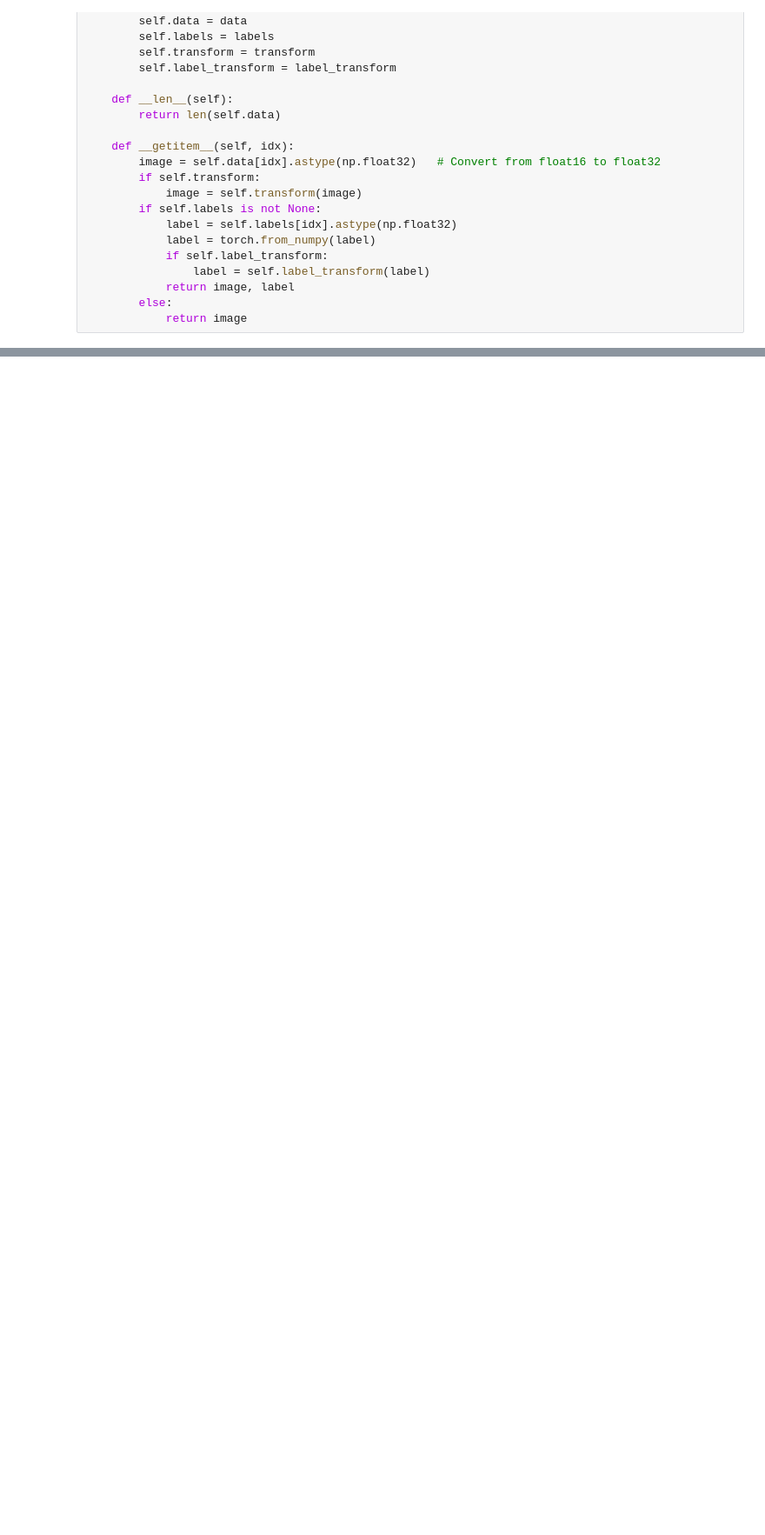
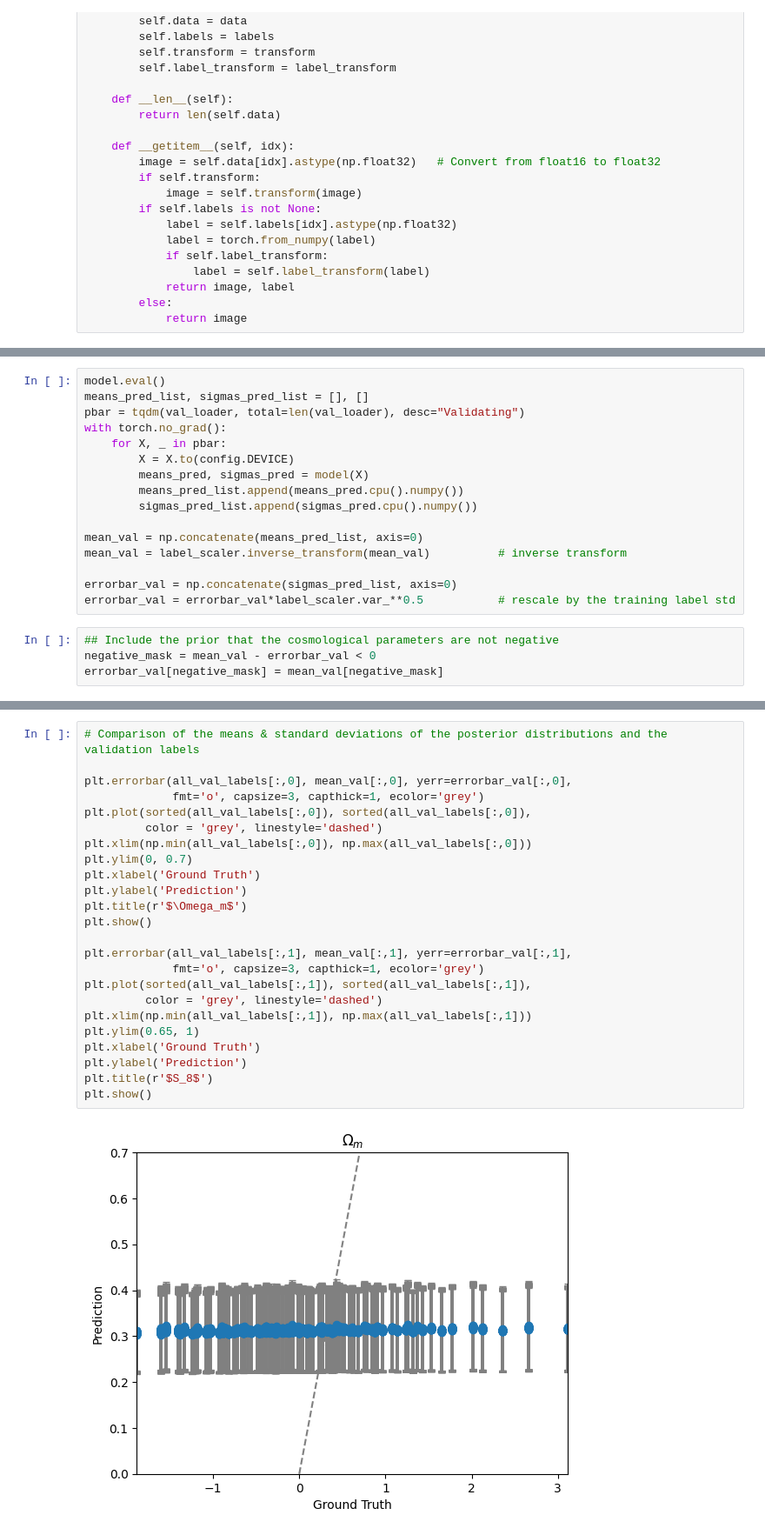
Before and after one commit to Ben11304/Neurips2025_Weak_lensing, a Jupyter notebook: new.ipynb, the cells around one changed output, grey strips where cells are left out. Shown at 87% size. Saved outputs shown, nothing was run; the diff lists cells and outputs as text; blank space fills up the shorter version.

```diff
--- a/new.ipynb
+++ b/new.ipynb
@@ -339,0 +411,20 @@ history = incremental_train(model, config, optimizer, criterion, './dataset/chun
+# %%
+model.eval()
+means_pred_list, sigmas_pred_list = [], []
+pbar = tqdm(val_loader, total=len(val_loader), desc="Validating")
+with torch.no_grad():
+    for X, _ in pbar:
+        X = X.to(config.DEVICE)
+        means_pred, sigmas_pred = model(X)
+        means_pred_list.append(means_pred.cpu().numpy())
+        sigmas_pred_list.append(sigmas_pred.cpu().numpy())
+
+mean_val = np.concatenate(means_pred_list, axis=0)
+mean_val = label_scaler.inverse_transform(mean_val)          # inverse transform
+
+errorbar_val = np.concatenate(sigmas_pred_list, axis=0)
+errorbar_val = errorbar_val*label_scaler.var_**0.5           # rescale by the training label std
+# %%
+## Include the prior that the cosmological parameters are not negative
+negative_mask = mean_val - errorbar_val < 0
+errorbar_val[negative_mask] = mean_val[negative_mask]
@@ -339,0 +442,26 @@ history = incremental_train(model, config, optimizer, criterion, './dataset/chun
+# %%
+# Comparison of the means & standard deviations of the posterior distributions and the validation labels
+
+plt.errorbar(all_val_labels[:,0], mean_val[:,0], yerr=errorbar_val[:,0],
+             fmt='o', capsize=3, capthick=1, ecolor='grey')
+plt.plot(sorted(all_val_labels[:,0]), sorted(all_val_labels[:,0]),
+         color = 'grey', linestyle='dashed')
+plt.xlim(np.min(all_val_labels[:,0]), np.max(all_val_labels[:,0]))
+plt.ylim(0, 0.7)
+plt.xlabel('Ground Truth')
+plt.ylabel('Prediction')
+plt.title(r'$\Omega_m$')
+plt.show()
+
+plt.errorbar(all_val_labels[:,1], mean_val[:,1], yerr=errorbar_val[:,1],
+             fmt='o', capsize=3, capthick=1, ecolor='grey')
+plt.plot(sorted(all_val_labels[:,1]), sorted(all_val_labels[:,1]),
+         color = 'grey', linestyle='dashed')
+plt.xlim(np.min(all_val_labels[:,1]), np.max(all_val_labels[:,1]))
+plt.ylim(0.65, 1)
+plt.xlabel('Ground Truth')
+plt.ylabel('Prediction')
+plt.title(r'$S_8$')
+plt.show()
+# %% [output]
+[figure, added]
```
Also changed, not shown: parts of 16 cells of this notebook, 8 other files.
